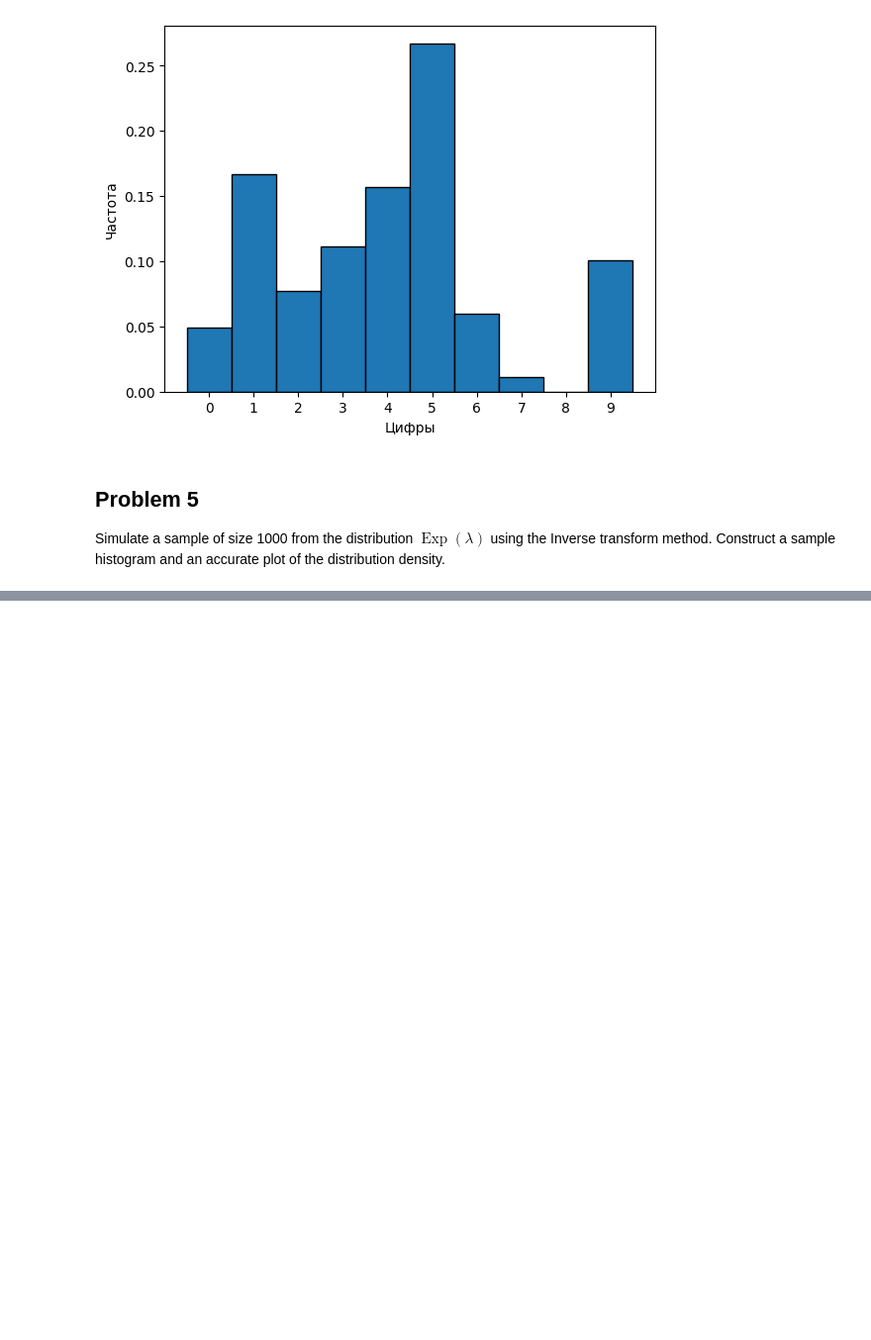
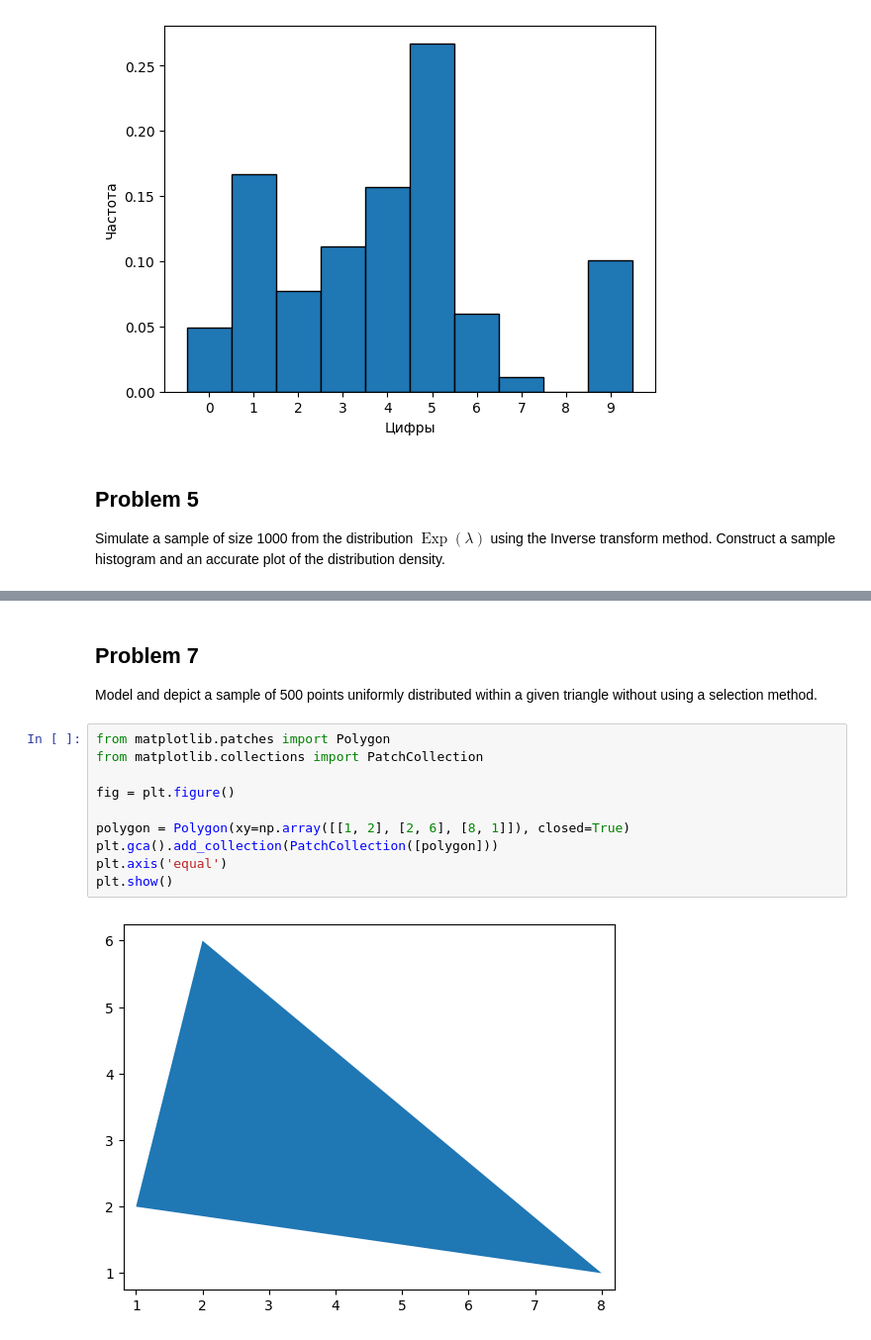
Before and after one commit to YanaStekolshchikova/StatPrak25, a Jupyter notebook: дз3.ipynb, the cells around one changed output, grey strips where cells are left out. Shown at 99% size. Saved outputs shown, nothing was run; the diff lists cells and outputs as text; blank space fills up the shorter version.

```diff
--- a/дз3.ipynb
+++ b/дз3.ipynb
@@ -92,0 +173,15 @@ Simulate a sample of size 1000 from the distribution $\operatorname{Exp}(\lambda
+# %% [markdown]
+## Problem 7
+Model and depict a sample of 500 points uniformly distributed within a given triangle without using a selection method.
+# %%
+from matplotlib.patches import Polygon
+from matplotlib.collections import PatchCollection
+
+fig = plt.figure()
+
+polygon = Polygon(xy=np.array([[1, 2], [2, 6], [8, 1]]), closed=True)
+plt.gca().add_collection(PatchCollection([polygon]))
+plt.axis('equal')
+plt.show()
+# %% [output]
+[figure, added]
```
Also changed, not shown: parts of 9 cells of this notebook.
